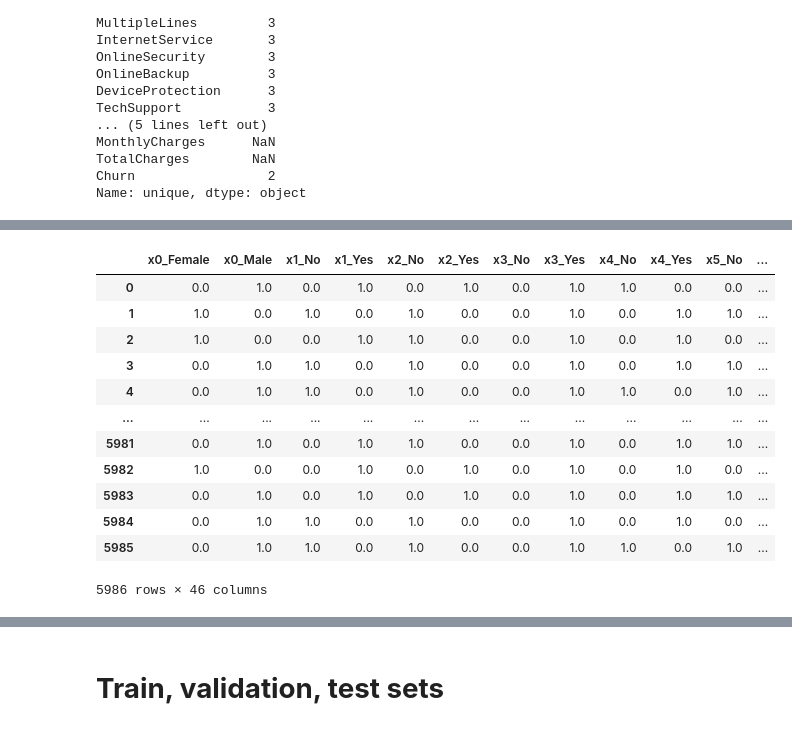
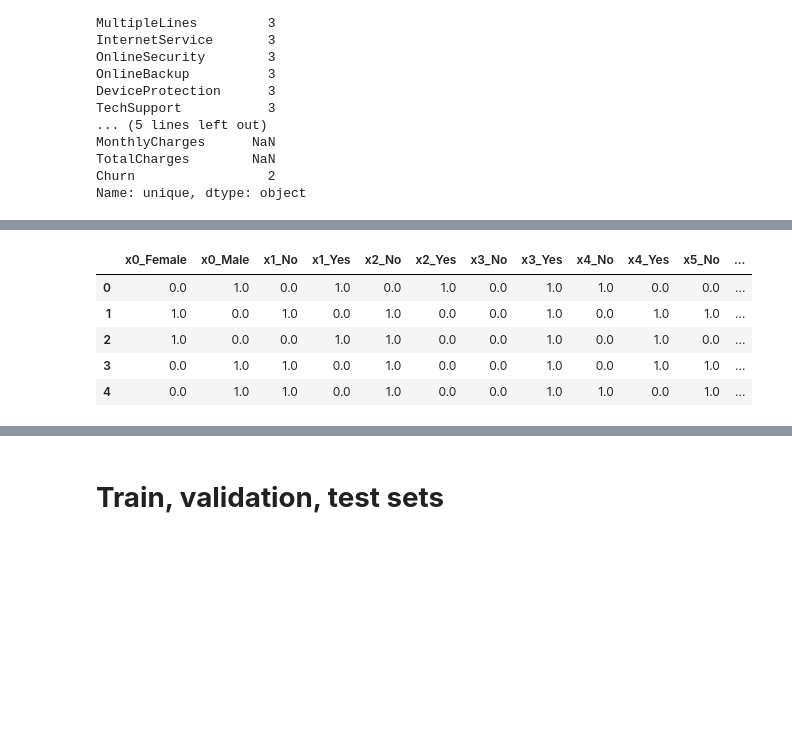
Before and after one commit to viktorjovev/TelecomChurnAnalysis, a Jupyter notebook: TelecomUsers.ipynb, the cells around one changed output, grey strips where cells are left out. Saved outputs shown, nothing was run; the diff lists cells and outputs as text; code cells hidden in the pictures; blank space fills up the shorter version.

```diff
--- a/TelecomUsers.ipynb
+++ b/TelecomUsers.ipynb
@@ -387,0 +398,9 @@ sns.heatmap(dataset[['tenure', 'MonthlyCharges', 'TotalCharges']].corr(), vmax=1
+# %%
+# dataset['TotalCharges']=dataset['TotalCharges'].fillna(dataset['TotalCharges'].mean()) #fill nan values with mean of TotalCharges
+# dataset['TotalCharges'].isnull().sum(axis=0)
+
+imputer = KNNImputer(n_neighbors=3)
+imputer.fit(dataset.loc[:, ['tenure','MonthlyCharges','TotalCharges']])
+dataset[['tenure','MonthlyCharges','TotalCharges']] = imputer.transform(dataset[['tenure','MonthlyCharges','TotalCharges']])
+
+dataset.describe()
@@ -437,24 +459,17 @@ encoded_data_ord
 # %%
 #OneHotEncoder
-one_enc = OneHotEncoder(handle_unknown='ignore')
+one_enc = OneHotEncoder(handle_unknown='ignore', sparse = False)
 encode_categorical = one_enc.fit_transform(X=dataset[binary_features+other_features].drop(columns=['Churn'],axis=1))
-encoded_data_one=pd.DataFrame(encode_categorical.toarray(),columns=one_enc.get_feature_names())
+encoded_data_one=pd.DataFrame(encode_categorical,columns=one_enc.get_feature_names())
 encoded_data_one=encoded_data_one.join(dataset[numerical_features]).join(encoded_data_ord['Churn'])
-encoded_data_one
+encoded_data_one.head()
 # %% [output]
 |  | x0_Female | x0_Male | x1_No | x1_Yes | x2_No | x2_Yes | x3_No | x3_Yes | x4_No | x4_Yes | x5_No | ... |
 | 0 | 0.0 | 1.0 | 0.0 | 1.0 | 0.0 | 1.0 | 0.0 | 1.0 | 1.0 | 0.0 | 0.0 | ... |
 | 1 | 1.0 | 0.0 | 1.0 | 0.0 | 1.0 | 0.0 | 0.0 | 1.0 | 0.0 | 1.0 | 1.0 | ... |
 | 2 | 1.0 | 0.0 | 0.0 | 1.0 | 1.0 | 0.0 | 0.0 | 1.0 | 0.0 | 1.0 | 0.0 | ... |
 | 3 | 0.0 | 1.0 | 1.0 | 0.0 | 1.0 | 0.0 | 0.0 | 1.0 | 0.0 | 1.0 | 1.0 | ... |
 | 4 | 0.0 | 1.0 | 1.0 | 0.0 | 1.0 | 0.0 | 0.0 | 1.0 | 1.0 | 0.0 | 1.0 | ... |
-| ... | ... | ... | ... | ... | ... | ... | ... | ... | ... | ... | ... | ... |
-| 5981 | 0.0 | 1.0 | 0.0 | 1.0 | 1.0 | 0.0 | 0.0 | 1.0 | 0.0 | 1.0 | 1.0 | ... |
-| 5982 | 1.0 | 0.0 | 0.0 | 1.0 | 0.0 | 1.0 | 0.0 | 1.0 | 0.0 | 1.0 | 0.0 | ... |
-| 5983 | 0.0 | 1.0 | 0.0 | 1.0 | 0.0 | 1.0 | 0.0 | 1.0 | 0.0 | 1.0 | 1.0 | ... |
-| 5984 | 0.0 | 1.0 | 1.0 | 0.0 | 1.0 | 0.0 | 0.0 | 1.0 | 0.0 | 1.0 | 0.0 | ... |
-| 5985 | 0.0 | 1.0 | 1.0 | 0.0 | 1.0 | 0.0 | 0.0 | 1.0 | 1.0 | 0.0 | 1.0 | ... |
-5986 rows × 46 columns
 # %%
 #LabelEncoder
 encoded_data_lab=dataset[binary_features+other_features].apply(LabelEncoder().fit_transform)
```
Also changed, not shown: parts of 38 cells of this notebook.
